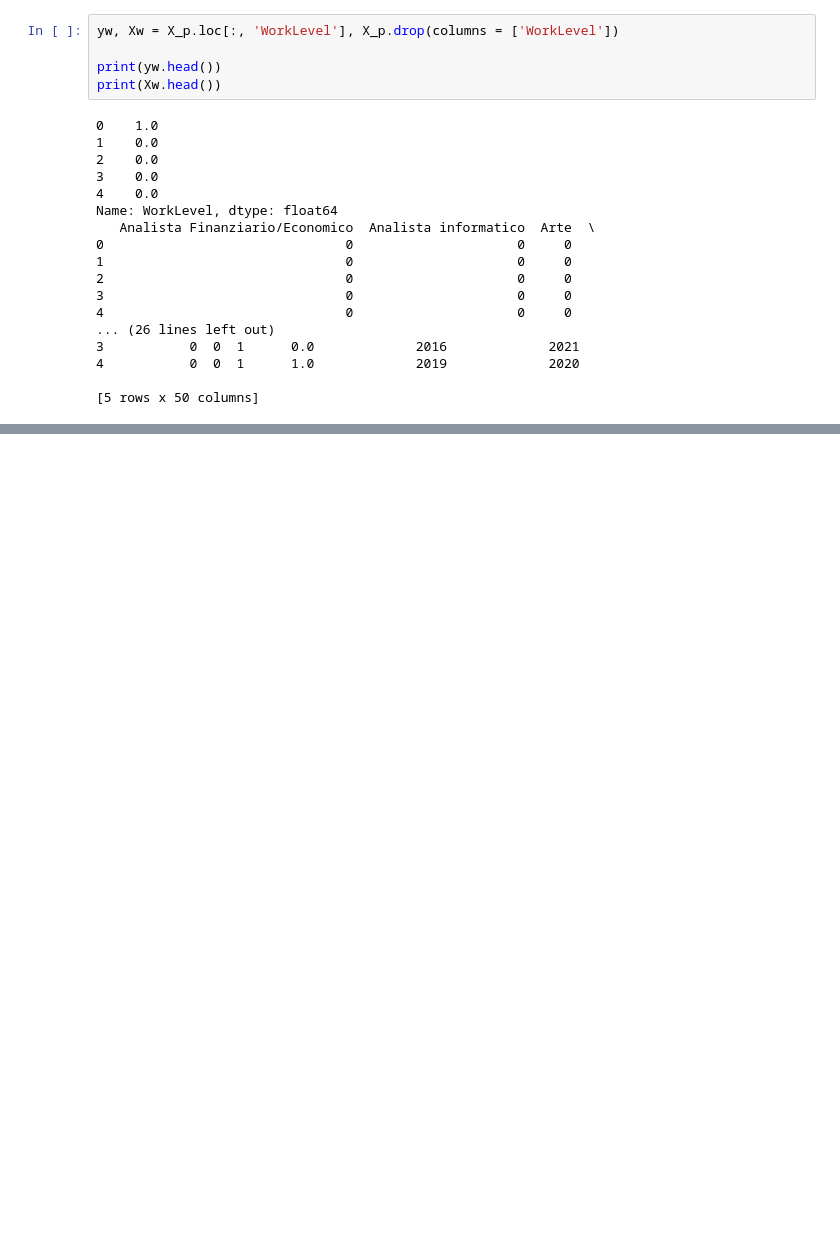
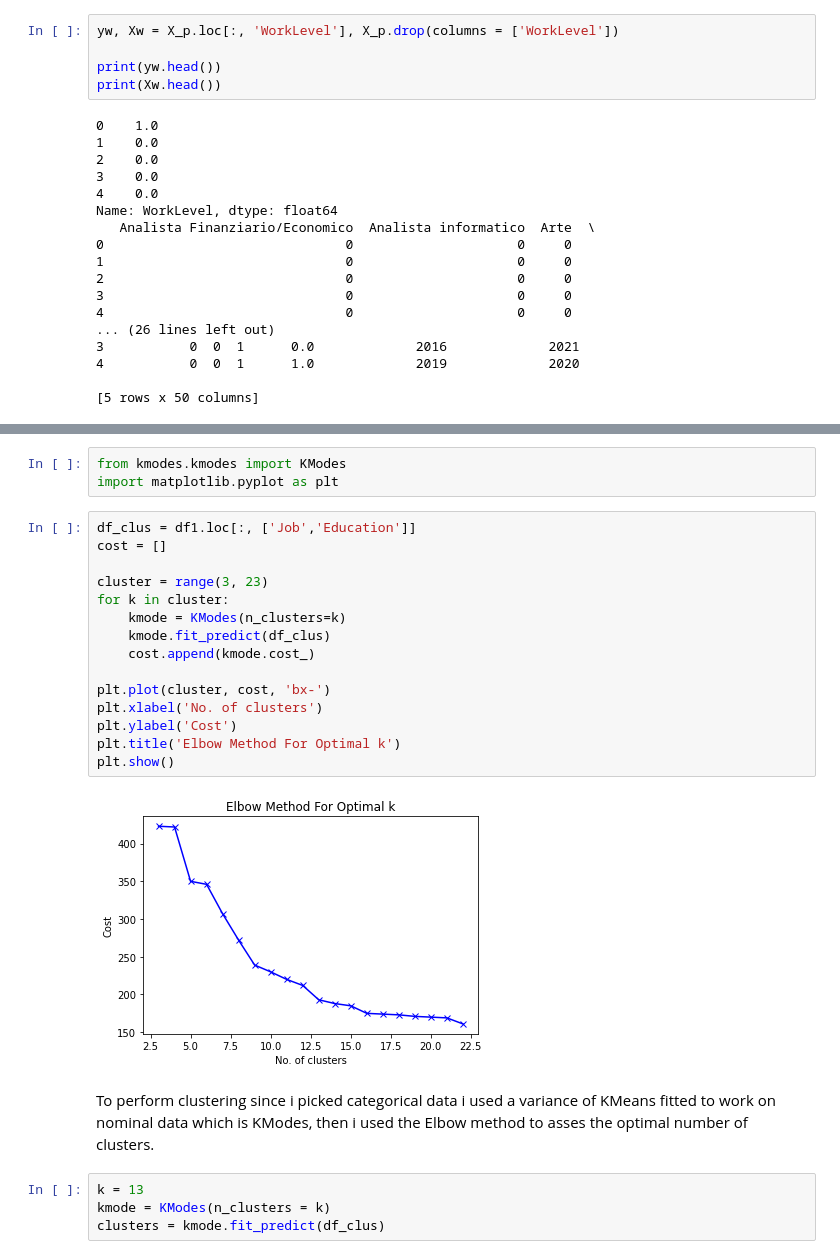
Before and after one commit to DavideValenti3/TesiProfilazione, a Jupyter notebook: Code2.ipynb, the cells around one changed output, grey strips where cells are left out. Cells and saved outputs as stored; diff of their text form; blank space fills up the shorter version.

```diff
--- a/Code2.ipynb
+++ b/Code2.ipynb
@@ -345,0 +558,26 @@ clf.fit()
+# %%
+from kmodes.kmodes import KModes
+import matplotlib.pyplot as plt
+# %%
+df_clus = df1.loc[:, ['Job','Education']]
+cost = []
+
+cluster = range(3, 23)
+for k in cluster:
+    kmode = KModes(n_clusters=k)
+    kmode.fit_predict(df_clus)
+    cost.append(kmode.cost_)
+
+plt.plot(cluster, cost, 'bx-')
+plt.xlabel('No. of clusters')
+plt.ylabel('Cost')
+plt.title('Elbow Method For Optimal k')
+plt.show()
+# %% [output]
+[figure, added]
+# %% [markdown]
+<p>To perform clustering since i picked categorical data i used a variance of KMeans fitted to work on nominal data which is KModes, then i used the Elbow method to asses the optimal number of clusters.</p>
+# %%
+k = 13
+kmode = KModes(n_clusters = k)
+clusters = kmode.fit_predict(df_clus)
```
Also changed, not shown: parts of 40 cells of this notebook.
